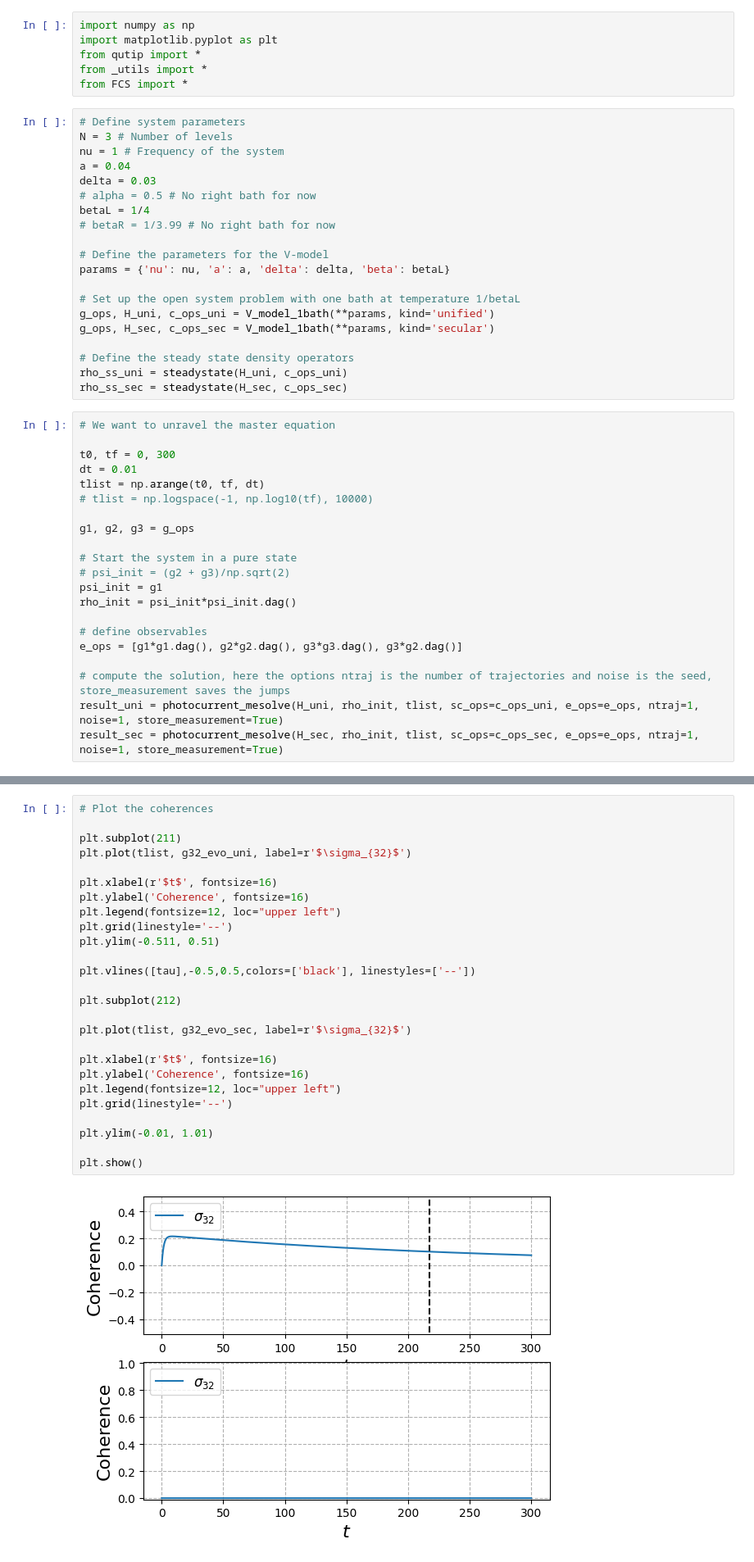
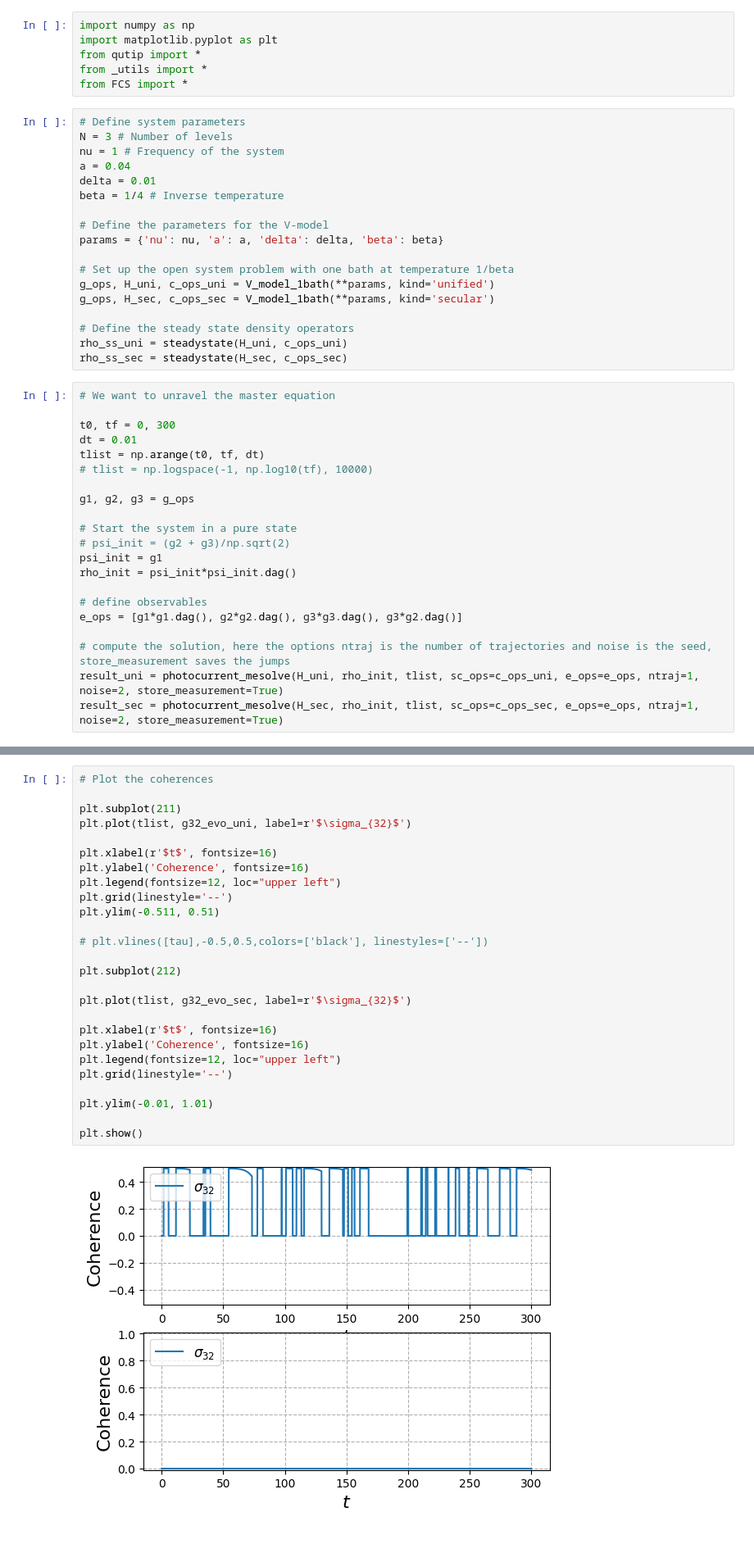
Before and after one commit to mikeal888/The_V_model, a Jupyter notebook: Equilibrium.ipynb, the cells around one changed output, grey strips where cells are left out. Shown: that part at 82% size. Cells and saved outputs as stored; diff of their text form.

Commit message:
added simulation of trajectories in the alternate basis for the V model with one bath

```diff
--- a/Equilibrium.ipynb
+++ b/Equilibrium.ipynb
@@ -11,15 +11,13 @@ from FCS import *
 N = 3 # Number of levels
 nu = 1 # Frequency of the system
 a = 0.04
-delta = 0.03
-# alpha = 0.5 # No right bath for now
-betaL = 1/4
-# betaR = 1/3.99 # No right bath for now
+delta = 0.01
+beta = 1/4 # Inverse temperature
 
 # Define the parameters for the V-model
-params = {'nu': nu, 'a': a, 'delta': delta, 'beta': betaL}
+params = {'nu': nu, 'a': a, 'delta': delta, 'beta': beta}
 
-# Set up the open system problem with one bath at temperature 1/betaL
+# Set up the open system problem with one bath at temperature 1/beta
 g_ops, H_uni, c_ops_uni = V_model_1bath(**params, kind='unified')
 g_ops, H_sec, c_ops_sec = V_model_1bath(**params, kind='secular')
 
@@ -45,6 +43,6 @@ rho_init = psi_init*psi_init.dag()
 e_ops = [g1*g1.dag(), g2*g2.dag(), g3*g3.dag(), g3*g2.dag()]
 
 # compute the solution, here the options ntraj is the number of trajectories and noise is the seed, store_measurement saves the jumps
-result_uni = photocurrent_mesolve(H_uni, rho_init, tlist, sc_ops=c_ops_uni, e_ops=e_ops, ntraj=1, noise=1, store_measurement=True)
-result_sec = photocurrent_mesolve(H_sec, rho_init, tlist, sc_ops=c_ops_sec, e_ops=e_ops, ntraj=1, noise=1, store_measurement=True)
+result_uni = photocurrent_mesolve(H_uni, rho_init, tlist, sc_ops=c_ops_uni, e_ops=e_ops, ntraj=1, noise=2, store_measurement=True)
+result_sec = photocurrent_mesolve(H_sec, rho_init, tlist, sc_ops=c_ops_sec, e_ops=e_ops, ntraj=1, noise=2, store_measurement=True)
 # %% [output]
@@ -101,28 +99,28 @@ plt.show()
 # %%
 # Plot the coherences
 
 plt.subplot(211)
 plt.plot(tlist, g32_evo_uni, label=r'$\sigma_{32}$')
 
 plt.xlabel(r'$t$', fontsize=16)
 plt.ylabel('Coherence', fontsize=16)
 plt.legend(fontsize=12, loc="upper left")
 plt.grid(linestyle='--')
 plt.ylim(-0.511, 0.51)
 
-plt.vlines([tau],-0.5,0.5,colors=['black'], linestyles=['--'])
+# plt.vlines([tau],-0.5,0.5,colors=['black'], linestyles=['--'])
 
 plt.subplot(212)
 
 plt.plot(tlist, g32_evo_sec, label=r'$\sigma_{32}$')
 
 plt.xlabel(r'$t$', fontsize=16)
 plt.ylabel('Coherence', fontsize=16)
 plt.legend(fontsize=12, loc="upper left")
 plt.grid(linestyle='--')
 
 plt.ylim(-0.01, 1.01)
 
 plt.show()
 # %% [output]
-[figure, old version]
+[figure, new version]
```
Also changed, not shown: parts of 12 cells of this notebook.
